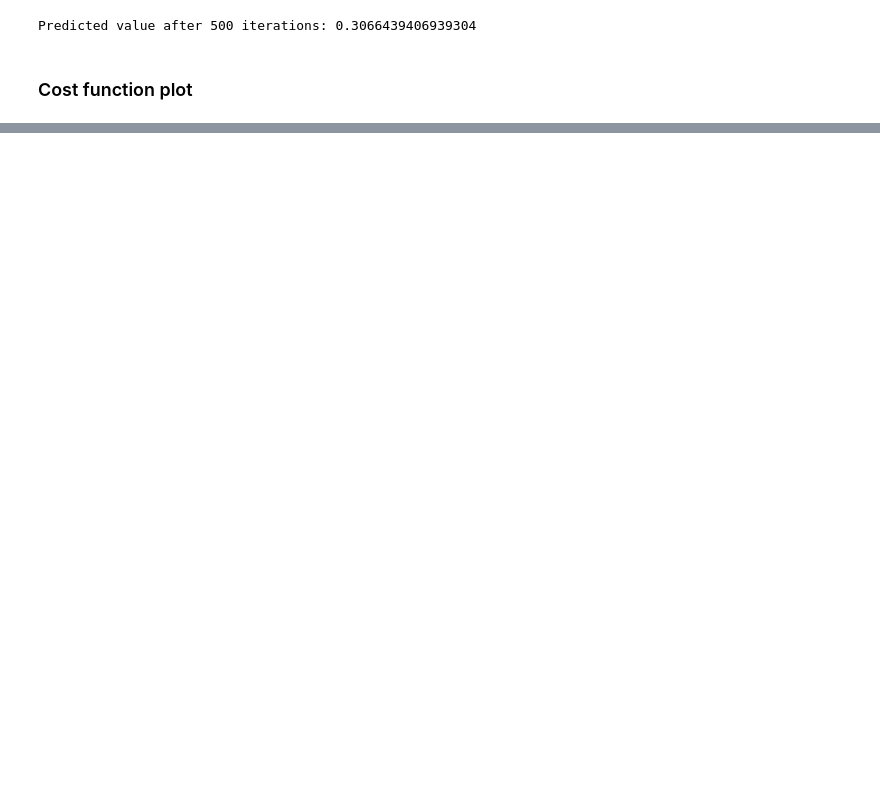
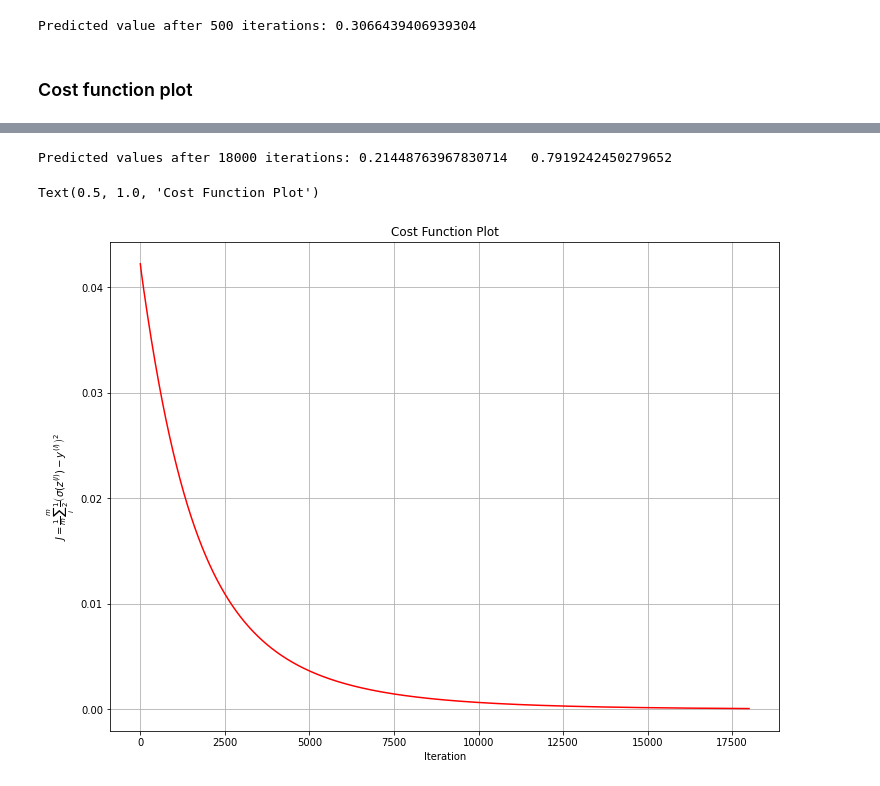
Before and after one commit to uzmargomez/neuron, a Jupyter notebook: simple_neuron.ipynb, the cells around one changed output, grey strips where cells are left out. Saved outputs shown, nothing was run; the diff lists cells and outputs as text; code cells hidden in the pictures; blank space fills up the shorter version.

```diff
--- a/simple_neuron.ipynb
+++ b/simple_neuron.ipynb
@@ -161,0 +171,56 @@ Text(0.5, 1.0, 'Cost Function Plot')
+# %%
+# Input
+x_1 = [0.2, 0.1, 0.3]
+x_2 = [0.5, 0.2, 0.4]
+
+# Initial weights
+w = [0.25, 0.2, 0.4]
+
+# Training step (learning rate)
+α = 1
+
+# Desired output
+y_1 = 0.2
+y_2 = 0.8
+
+# Iterations
+t = 18000
+n = len(x)
+
+J = []
+
+for i in range(t):
+    xw1 = 0.0
+    xw2 = 0.0
+
+    for j in range(n):
+        xw1 += x_1[j]*w[j]
+        xw2 += x_2[j]*w[j]
+
+    dJdw_1 = []
+    dJdw_2 = []
+
+    # Computing gradient
+    for j in range(n):
+        dJdw_1.append((ρ(xw1)-y_1)*ρ(xw1)*(1.-ρ(xw1))*x_1[j])
+        dJdw_2.append((ρ(xw2)-y_2)*ρ(xw2)*(1.-ρ(xw2))*x_2[j])
+
+    # Weight update using gradient descend
+    for j in range(n):
+        w[j] -= α * (dJdw_1[j]+dJdw_2[j])/2
+
+    J.append( (1/2) * (0.5*(ρ(xw1)-y_1)**2 + 0.5*(ρ(xw2)-y_2)**2) )
+
+print("Predicted values after", t, "iterations:" , ρ(xw1), " ",ρ(xw2))
+# %% [output]
+Predicted values after 18000 iterations: 0.21448763967830714   0.7919242450279652
+# %%
+iteration = np.arange(len(J))
+plt.plot(iteration,J,'r')
+plt.grid()
+plt.xlabel('Iteration')
+plt.ylabel(r'$J = \frac{1}{m}\sum_i^m\frac{1}{2}\left(\sigma(z^{(i)})-y^{(i)} \right)^2$')
+plt.title('Cost Function Plot')
+# %% [output]
+Text(0.5, 1.0, 'Cost Function Plot')
+[figure, added]
```
Also changed, not shown: parts of 12 cells of this notebook, 2 other files.
